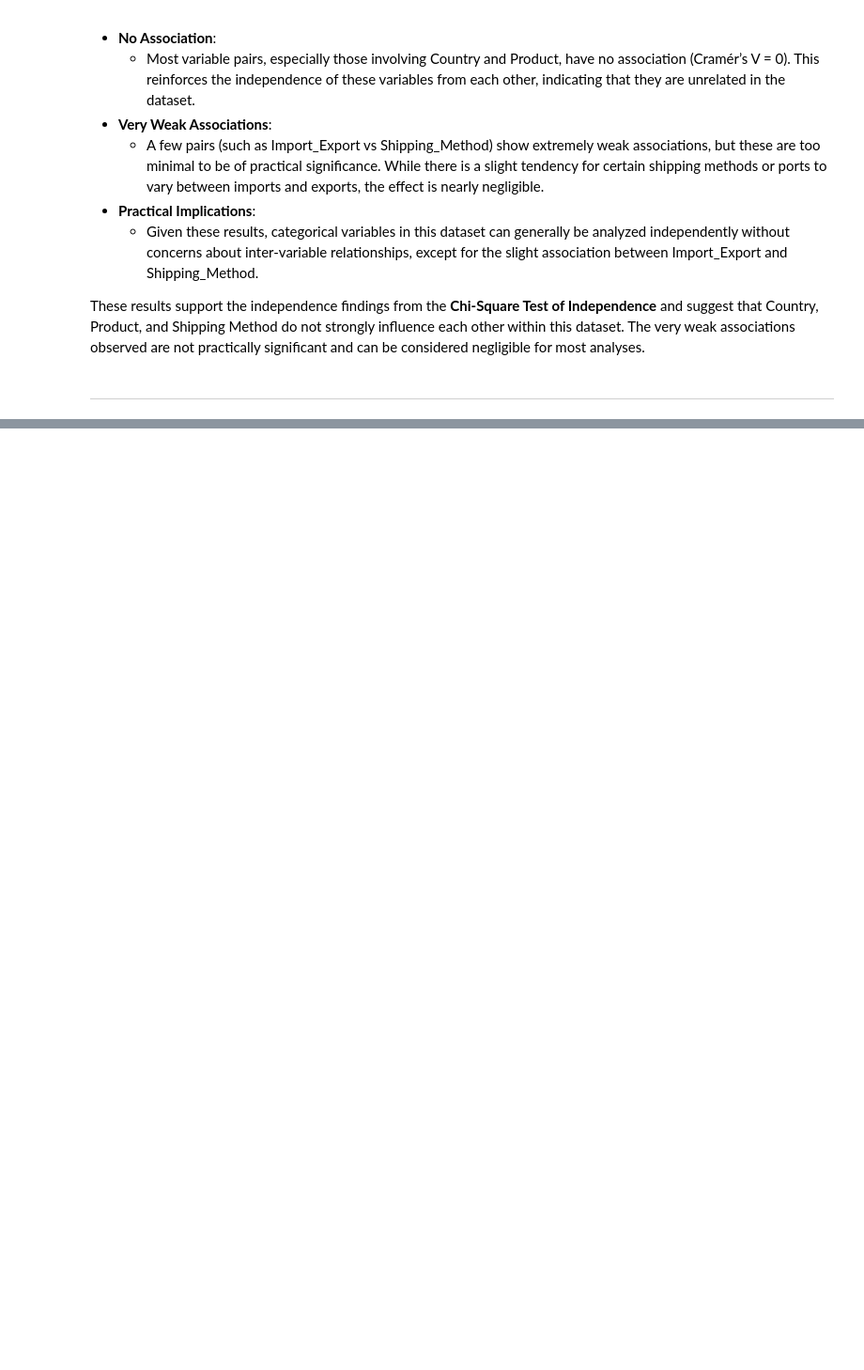
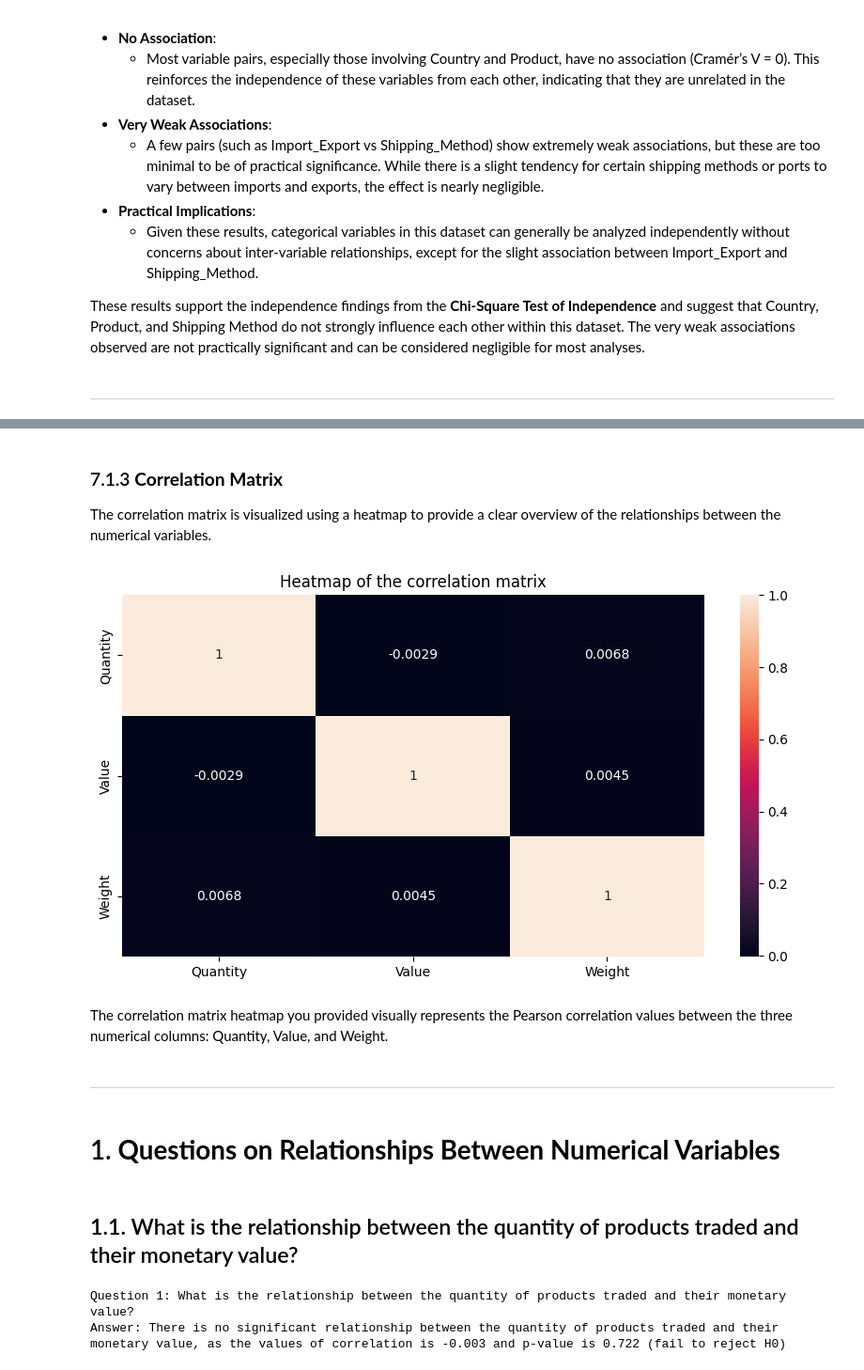
Before and after one commit to virkat/01_import_export_analysis, a Jupyter notebook: 01_import_export_eda.ipynb, the cells around one changed output, grey strips where cells are left out. Shown at 94% size. Saved outputs shown, nothing was run; the diff lists cells and outputs as text; code cells hidden in the pictures; blank space fills up the shorter version.

```diff
--- a/01_import_export_eda.ipynb
+++ b/01_import_export_eda.ipynb
@@ -157,7 +159,7 @@ The data types are the kinds of values stored in each column of the import-expor
 The Dates column is converted to datetime format for further analysis.
 # %%
 # convert the datatype of the 'Date' column to datetime using the to_datetime method
-dataset['Date'] = pd.to_datetime(dataset['Date'], dayfirst=True)
+dataset['Date'] = pd.to_datetime(dataset['Date'], format='mixed', dayfirst=True)
 # %% [markdown]
 ### 4.2.6. **High Cardinality Columns**
 The high cardinality columns are identified and examined to determine if they need further processing.
@@ -1867,0 +2005,34 @@ These results support the independence findings from the **Chi-Square Test of In
+# %% [markdown]
+### 7.1.3 **Correlation Matrix**
+The correlation matrix is visualized using a heatmap to provide a clear overview of the relationships between the numerical variables.
+# %%
+# create a heatmap of the correlation matrix of the numerical columns in the dataset i.e. 'Quantity', 'Value' and 'Weight' columns
+plt.figure(figsize=(10,5))
+sns.heatmap(dataset[['Quantity','Value','Weight']].corr(), annot=True)
+plt.title('Heatmap of the correlation matrix')
+plt.show()
+# %% [output]
+[figure, added]
+# %% [markdown]
+The correlation matrix heatmap you provided visually represents the Pearson correlation values between the three numerical columns: Quantity, Value, and Weight.
+# %% [markdown]
+----
+# %% [markdown]
+# 1. **Questions on Relationships Between Numerical Variables**
+# %% [markdown]
+## 1.1. What is the relationship between the quantity of products traded and their monetary value?
+# %%
+# answer the question What is the relationship between the quantity of products traded and their monetary value? by using spearman correlation test
+# Question 1: What is the relationship between the quantity of products traded and their monetary value?
+# Questiion text must be answered using the spearman correlation with a significance level of 0.05 by printing the correlation value and the p-value with a conclusion
+# whether the two variables are dependent or independent
+print("Question 1: What is the relationship between the quantity of products traded and their monetary value?")
+corr, p = spearmanr(dataset['Quantity'], dataset['Value'])
+alpha = 0.05
+if p > alpha:
+    print('Answer: There is no significant relationship between the quantity of products traded and their monetary value, as the values of correlation is %.3f and p-value is %.3f (fail to reject H0)' % (corr, p))
+else:
+    print('Answer: There is significant relationship between the quantity of products traded and their monetary value, as the values of correlation is %.3f and p-value is %.3f (fail to reject H0)' % (corr, p))
+# %% [output]
+Question 1: What is the relationship between the quantity of products traded and their monetary value?
+Answer: There is no significant relationship between the quantity of products traded and their monetary value, as the values of correlation is -0.003 and p-value is 0.722 (fail to reject H0)
```
Also changed, not shown: parts of 35 cells of this notebook, 3 other files.
